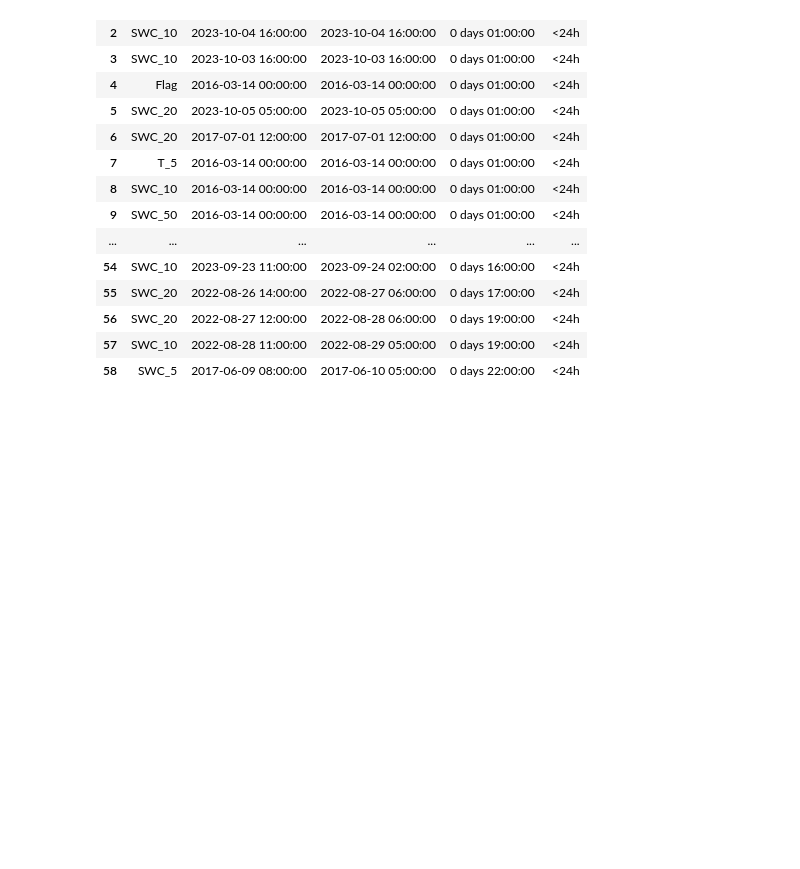
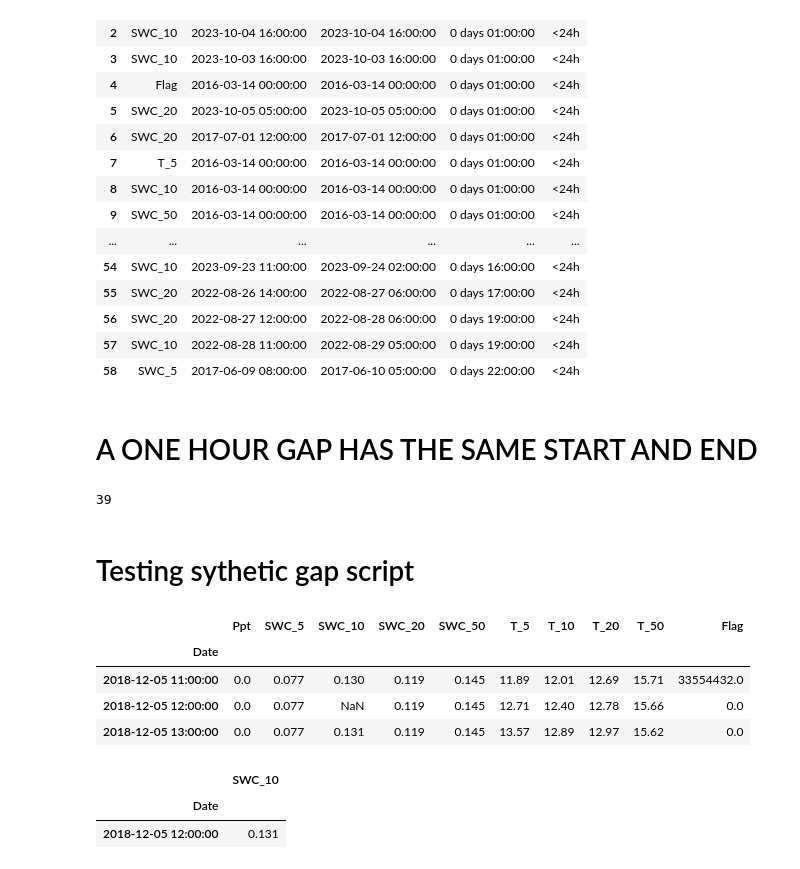
Before and after one commit to kiat/tx-soil-moisture, a Jupyter notebook: data-cleanup-Su26/gap_check.ipynb, the cells around one changed output. Cells and saved outputs as stored; diff of their text form; code cells hidden in the pictures; blank space fills up the shorter version.

Commit message:
runs gap scripts

```diff
--- a/data-cleanup-Su26/gap_check.ipynb
+++ b/data-cleanup-Su26/gap_check.ipynb
@@ -55,3 +58,42 @@ report
 | 56 | SWC_20 | 2022-08-27 12:00:00 | 2022-08-28 06:00:00 | 0 days 19:00:00 | <24h |
 | 57 | SWC_10 | 2022-08-28 11:00:00 | 2022-08-29 05:00:00 | 0 days 19:00:00 | <24h |
 | 58 | SWC_5 | 2017-06-09 08:00:00 | 2017-06-10 05:00:00 | 0 days 22:00:00 | <24h |
+# %% [markdown]
+# A ONE HOUR GAP HAS THE SAME START AND END
+# %%
+data = r'.\prewashed_data'
+gap_duration_path = r'.\gap_durations'
+
+if not os.path.exists(gap_duration_path):
+    os.makedirs(gap_duration_path)
+
+for file in os.listdir(data):
+    if file.endswith('.csv'):
+        df = pd.read_csv(os.path.join(data, file), parse_dates=[0], index_col=0)
+        durations = gap_durations(df)  # group=None -> every bucket, tagged in the 'group' column
+        station = file.split(".")[0]
+        durations.to_csv(os.path.join(gap_duration_path, f"{station}_gap_durations.csv"), index=False)
+# %% [output]
+39
+# %% [markdown]
+# Testing sythetic gap script
+# %%
+from scripts.synthetic_gap import *
+
+df = pd.read_csv(r'prewashed_data\CB01.csv',parse_dates=[0], index_col=0 )
+
+gapped, key = synthetic_gap(df, length = '1h', column = 'SWC_10', seed = 6, context = '1h')
+# %%
+gapped
+# %% [output]
+|  | Ppt | SWC_5 | SWC_10 | SWC_20 | SWC_50 | T_5 | T_10 | T_20 | T_50 | Flag |
+| Date |  |  |  |  |  |  |  |  |  |  |
+| 2018-12-05 11:00:00 | 0.0 | 0.077 | 0.130 | 0.119 | 0.145 | 11.89 | 12.01 | 12.69 | 15.71 | 33554432.0 |
+| 2018-12-05 12:00:00 | 0.0 | 0.077 | NaN | 0.119 | 0.145 | 12.71 | 12.40 | 12.78 | 15.66 | 0.0 |
+| 2018-12-05 13:00:00 | 0.0 | 0.077 | 0.131 | 0.119 | 0.145 | 13.57 | 12.89 | 12.97 | 15.62 | 0.0 |
+# %%
+key
+# %% [output]
+|  | SWC_10 |
+| Date |  |
+| 2018-12-05 12:00:00 | 0.131 |
```
Also changed, not shown: parts of 2 cells of this notebook.
